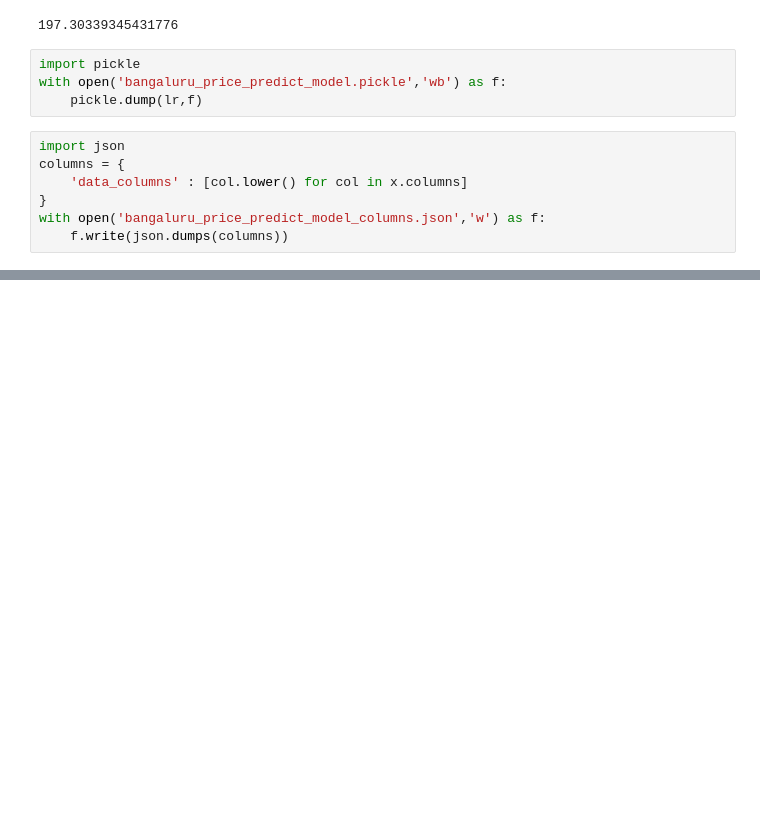
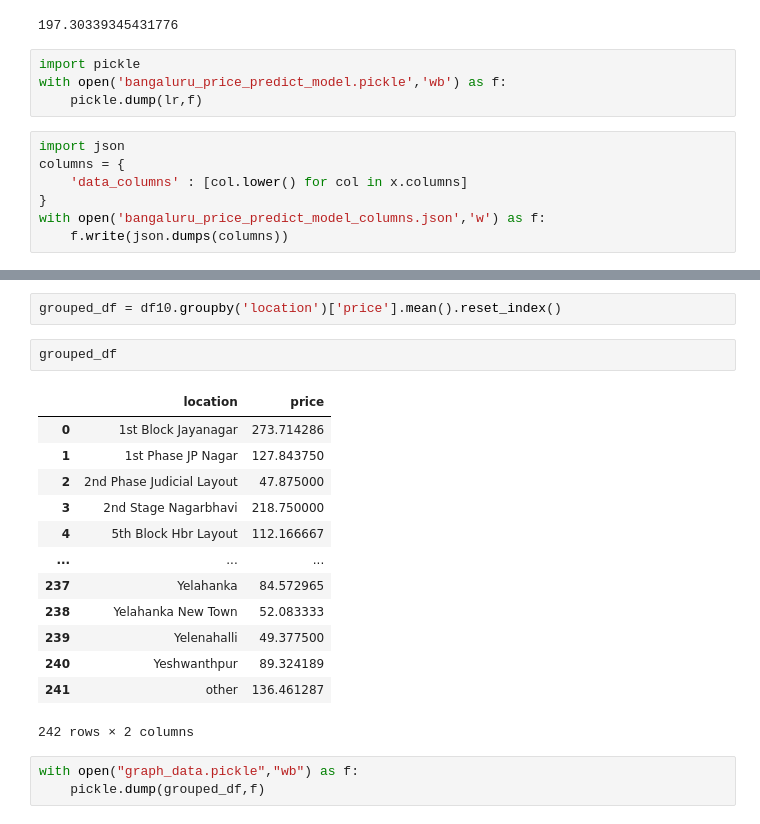
Before and after one commit to krinagolaviya/House_price_prediction, a Jupyter notebook: model/project.ipynb, the cells around one changed output, grey strips where cells are left out. Saved outputs shown, nothing was run; the diff lists cells and outputs as text; blank space fills up the shorter version.

Commit message:
graph structure added

```diff
--- a/model/project.ipynb
+++ b/model/project.ipynb
@@ -620,0 +637,21 @@ with open('bangaluru_price_predict_model_columns.json','w') as f:
+# %%
+grouped_df = df10.groupby('location')['price'].mean().reset_index()
+# %%
+grouped_df
+# %% [output]
+|  | location | price |
+| 0 | 1st Block Jayanagar | 273.714286 |
+| 1 | 1st Phase JP Nagar | 127.843750 |
+| 2 | 2nd Phase Judicial Layout | 47.875000 |
+| 3 | 2nd Stage Nagarbhavi | 218.750000 |
+| 4 | 5th Block Hbr Layout | 112.166667 |
+| ... | ... | ... |
+| 237 | Yelahanka | 84.572965 |
+| 238 | Yelahanka New Town | 52.083333 |
+| 239 | Yelenahalli | 49.377500 |
+| 240 | Yeshwanthpur | 89.324189 |
+| 241 | other | 136.461287 |
+242 rows × 2 columns
+# %%
+with open("graph_data.pickle","wb") as f:
+    pickle.dump(grouped_df,f)
```
Also changed, not shown: parts of 2 cells of this notebook, 6 other files.
